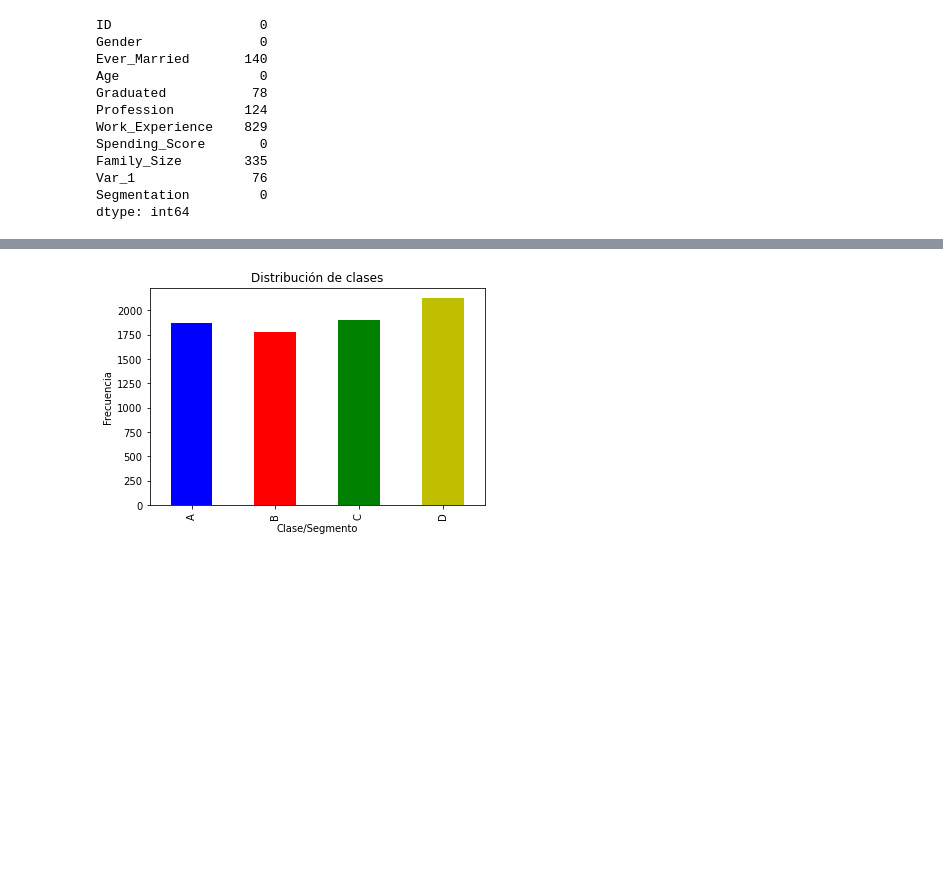
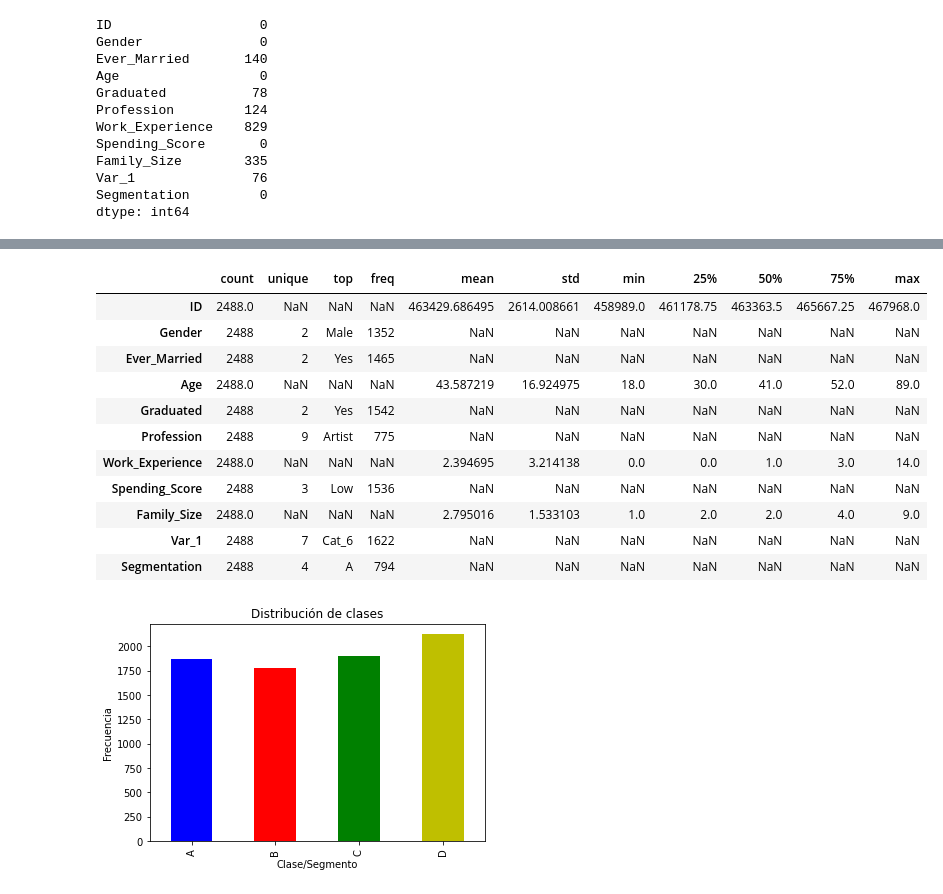
Before and after one commit to dataismyname/data_science_python_projects, a Jupyter notebook: Classification.ipynb, the cells around one changed output, grey strips where cells are left out. Cells and saved outputs as stored; diff of their text form; code cells hidden in the pictures; blank space fills up the shorter version.

```diff
--- a/Classification.ipynb
+++ b/Classification.ipynb
@@ -91,3 +152,18 @@ df_train.describe(include='all').T
 | Var_1 | 7669 | 7 | Cat_6 | 5088 | NaN | NaN | NaN | NaN | NaN | NaN | NaN |
 | Segmentation | 7669 | 4 | D | 2127 | NaN | NaN | NaN | NaN | NaN | NaN | NaN |
+# %%
+df_test.describe(include='all').T
+# %% [output]
+|  | count | unique | top | freq | mean | std | min | 25% | 50% | 75% | max |
+| ID | 2488.0 | NaN | NaN | NaN | 463429.686495 | 2614.008661 | 458989.0 | 461178.75 | 463363.5 | 465667.25 | 467968.0 |
+| Gender | 2488 | 2 | Male | 1352 | NaN | NaN | NaN | NaN | NaN | NaN | NaN |
+| Ever_Married | 2488 | 2 | Yes | 1465 | NaN | NaN | NaN | NaN | NaN | NaN | NaN |
+| Age | 2488.0 | NaN | NaN | NaN | 43.587219 | 16.924975 | 18.0 | 30.0 | 41.0 | 52.0 | 89.0 |
+| Graduated | 2488 | 2 | Yes | 1542 | NaN | NaN | NaN | NaN | NaN | NaN | NaN |
+| Profession | 2488 | 9 | Artist | 775 | NaN | NaN | NaN | NaN | NaN | NaN | NaN |
+| Work_Experience | 2488.0 | NaN | NaN | NaN | 2.394695 | 3.214138 | 0.0 | 0.0 | 1.0 | 3.0 | 14.0 |
+| Spending_Score | 2488 | 3 | Low | 1536 | NaN | NaN | NaN | NaN | NaN | NaN | NaN |
+| Family_Size | 2488.0 | NaN | NaN | NaN | 2.795016 | 1.533103 | 1.0 | 2.0 | 2.0 | 4.0 | 9.0 |
+| Var_1 | 2488 | 7 | Cat_6 | 1622 | NaN | NaN | NaN | NaN | NaN | NaN | NaN |
+| Segmentation | 2488 | 4 | A | 794 | NaN | NaN | NaN | NaN | NaN | NaN | NaN |
 # %%
```
Also changed, not shown: parts of 46 cells of this notebook.
